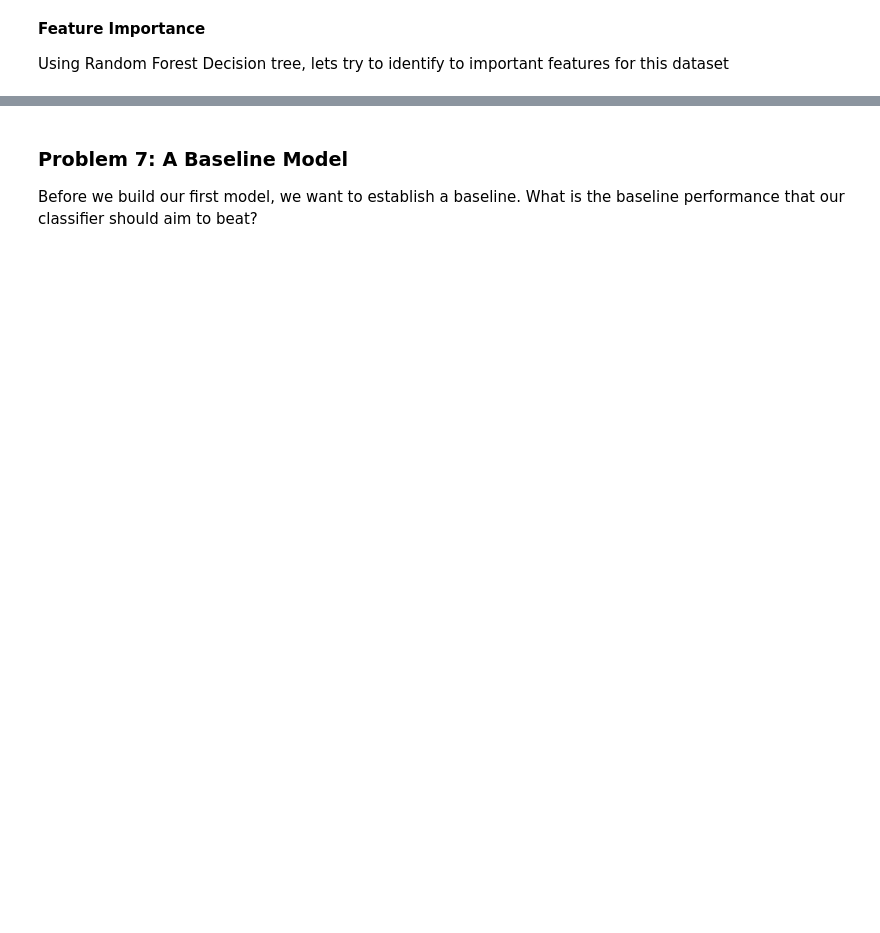
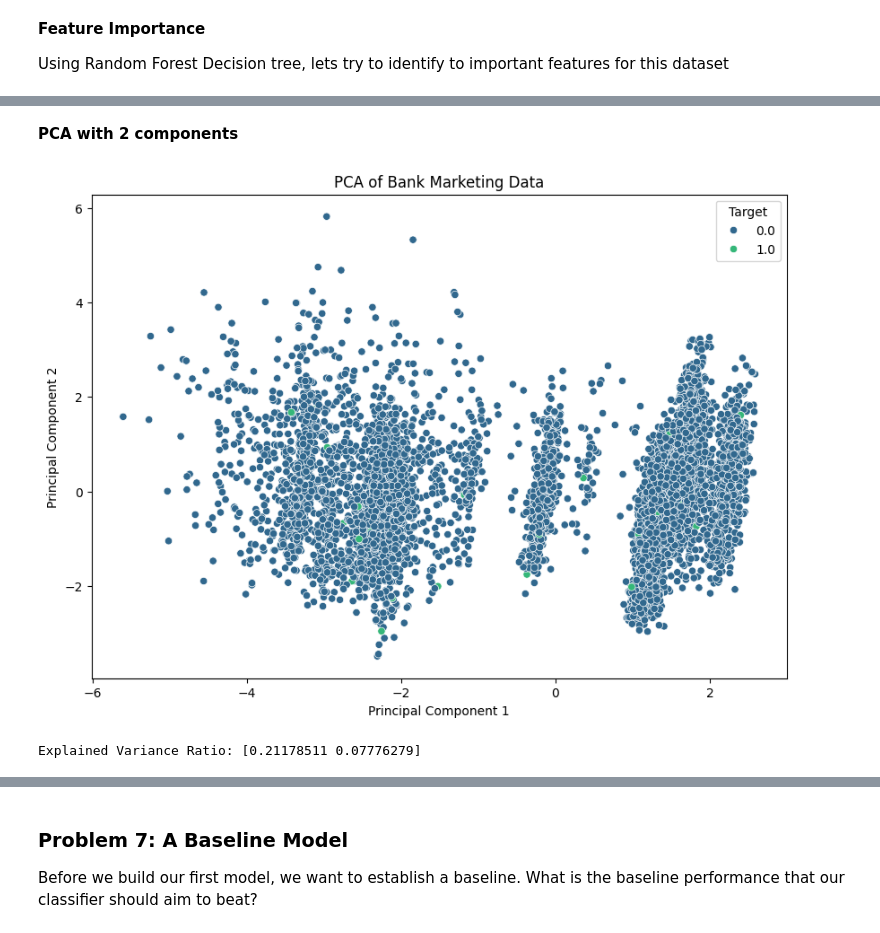
Before and after one commit to purnachand1186/bankMarketing_ML, a Jupyter notebook: prompt_III.ipynb, the cells around one changed output, grey strips where cells are left out. Cells and saved outputs as stored; diff of their text form; code cells hidden in the pictures; blank space fills up the shorter version.

```diff
--- a/prompt_III.ipynb
+++ b/prompt_III.ipynb
@@ -544,0 +554,30 @@ plt.show()
+# %% [markdown]
+**PCA with 2 components**
+# %%
+#generate PCA for the data with 2 components
+from sklearn.decomposition import PCA
+
+pca = PCA(n_components=2)
+X_train_pca = pca.fit_transform(X_train)
+X_test_pca = pca.transform(X_test)
+
+# Create a DataFrame for the PCA results
+pca_df = pd.DataFrame(data=X_test_pca, columns=['PC1', 'PC2'])
+pca_df['target'] = df['y']
+
+# Plot the PCA results
+plt.figure(figsize=(10, 7))
+sns.scatterplot(x='PC1', y='PC2', hue='target', data=pca_df, palette='viridis')
+plt.title('PCA of Bank Marketing Data')
+plt.xlabel('Principal Component 1')
+plt.ylabel('Principal Component 2')
+plt.legend(title='Target')
+plt.show()
+# %% [output]
+[figure, added]
+# %%
+# Explained variance ratio
+explained_variance_ratio = pca.explained_variance_ratio_
+print("Explained Variance Ratio:", explained_variance_ratio)
+# %% [output]
+Explained Variance Ratio: [0.21178511 0.07776279]
```
Also changed, not shown: parts of 15 cells of this notebook.
